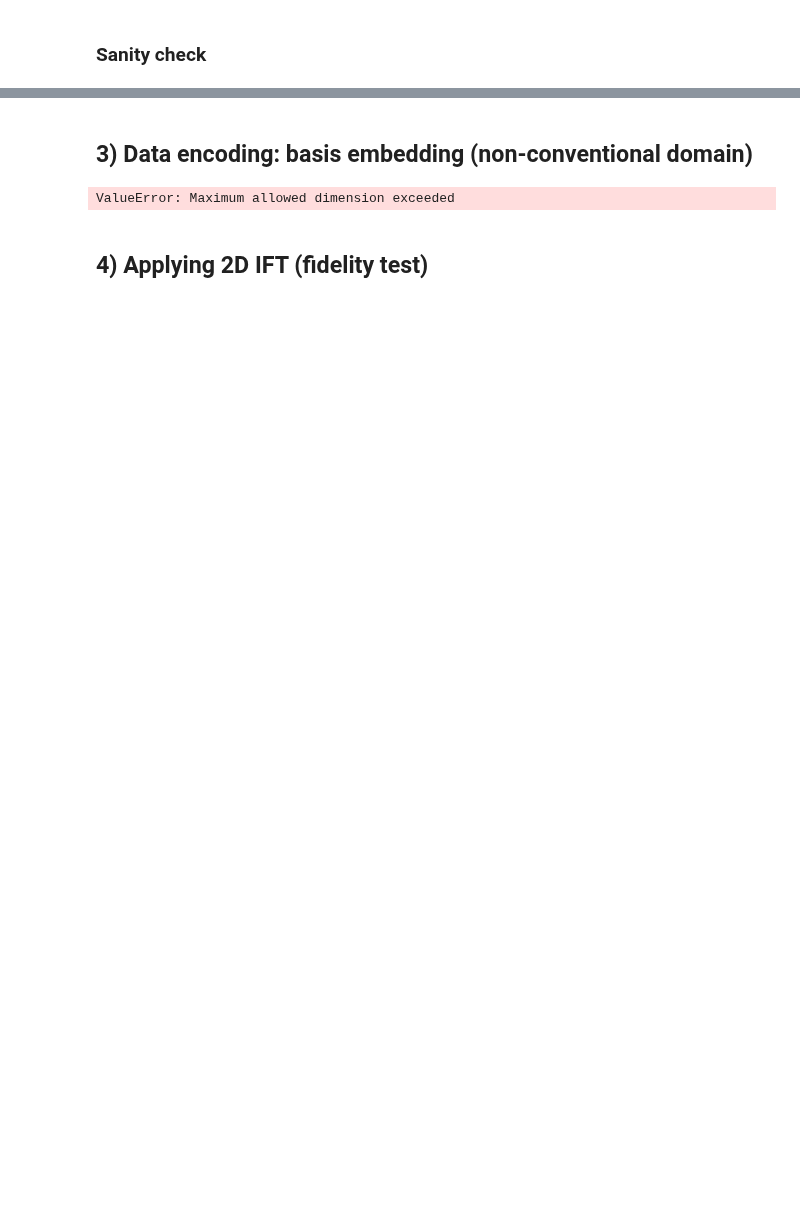
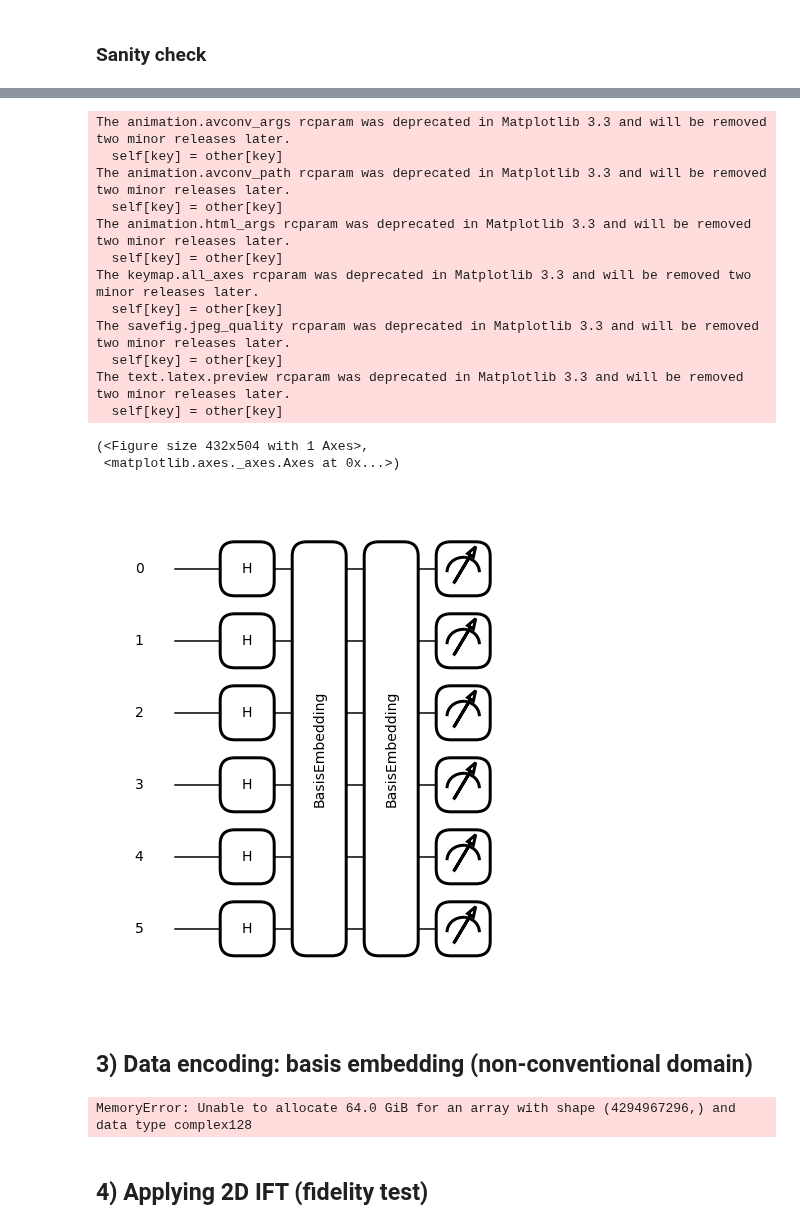
Before and after one commit to QuantumRadioAstronomy/visibility_repr, a Jupyter notebook: Basis_embedding_pennylane.ipynb, the cells around one changed output, grey strips where cells are left out. Saved outputs shown, nothing was run; the diff lists cells and outputs as text; code cells hidden in the pictures; blank space fills up the shorter version.

Commit message:
not enough memory error

```diff
--- a/Basis_embedding_pennylane.ipynb
+++ b/Basis_embedding_pennylane.ipynb
@@ -127,6 +109,43 @@ Imaginaries MSE: 1.5393183e-13
+# %%
+from pennylane.templates.embeddings import BasisEmbedding
+# quantum device where you want to run and how many Qubits
+dev = qml.device('default.qubit', wires=6)
+
+@qml.qnode(dev)
+def circuit(data):
+    for i in range(6):
+        qml.Hadamard(i)
+    for i in range(len(data)):
+        BasisEmbedding(features=data[i], wires=range(6),do_queue=True)
+    return  qml.state()
+
+data=[[1,0,1,1,1,0],
+      [1,0,0,0,0,1]]
+
+circuit(data)
+
+qml.draw_mpl(circuit)(data)
+# %% [output]
+The animation.avconv_args rcparam was deprecated in Matplotlib 3.3 and will be removed two minor releases later.
+  self[key] = other[key]
+The animation.avconv_path rcparam was deprecated in Matplotlib 3.3 and will be removed two minor releases later.
+  self[key] = other[key]
+The animation.html_args rcparam was deprecated in Matplotlib 3.3 and will be removed two minor releases later.
+  self[key] = other[key]
+The keymap.all_axes rcparam was deprecated in Matplotlib 3.3 and will be removed two minor releases later.
+  self[key] = other[key]
+The savefig.jpeg_quality rcparam was deprecated in Matplotlib 3.3 and will be removed two minor releases later.
+  self[key] = other[key]
+The text.latex.preview rcparam was deprecated in Matplotlib 3.3 and will be removed two minor releases later.
+  self[key] = other[key]
+(<Figure size 432x504 with 1 Axes>,
+ <matplotlib.axes._axes.Axes at 0x...>)
+[figure, added]
 # %% [markdown]
 ## 3) Data encoding: basis embedding (non-conventional domain)
 # %%
+from pennylane.templates.embeddings import BasisEmbedding
+
 # vectorize input data
 data = visibilities.flatten()
 
@@ -145,30 +164,29 @@ data_binary = []
 for i in range(0, len(data_binaries)):
     data_binary.append([*data_binaries[i]])
 
-# get rid of generated sub-arrays
+# make all character-strings integers
 inp = []
-for i in range(0, len(data_binary)):
-    inp += data_binary[i]
+for i in range(0, len(data_binaries)):
+    inp.append([int(data_binaries[i])])
 
-# make all character-strings integers
-ini = []
-for i in range(0, len(inp)):
-    ini.append(int(inp[i]))
 
 # n bits encoded onto n quibts
-wires = range(len(ini))
+wires = range(32)
 bas_dev = qml.device('default.qubit', wires) # simulator (MOTIVATION?)
-
+print(len(inp))
 # encoding
 @qml.qnode(bas_dev)
-def basis_encoding(data):
-    qml.BasisEmbedding(data, wires)
-    return qml.state
+def basis_encoding(inp):
+    for i in wires:
+        qml.Hadamard(i)
+    for i in range(len(inp)):
+        BasisEmbedding(features=inp[i], wires=wires, do_queue=True)
+    return qml.state()
 
-readout = basis_encoding(ini)
+readout = basis_encoding(inp)
 print(readout)
 # %% [output]
-ValueError: Maximum allowed dimension exceeded
+MemoryError: Unable to allocate 64.0 GiB for an array with shape (4294967296,) and data type complex128
 # %% [markdown]
 ## 4) Applying 2D IFT (fidelity test)
 # %%
```
Also changed, not shown: parts of 5 cells of this notebook.
